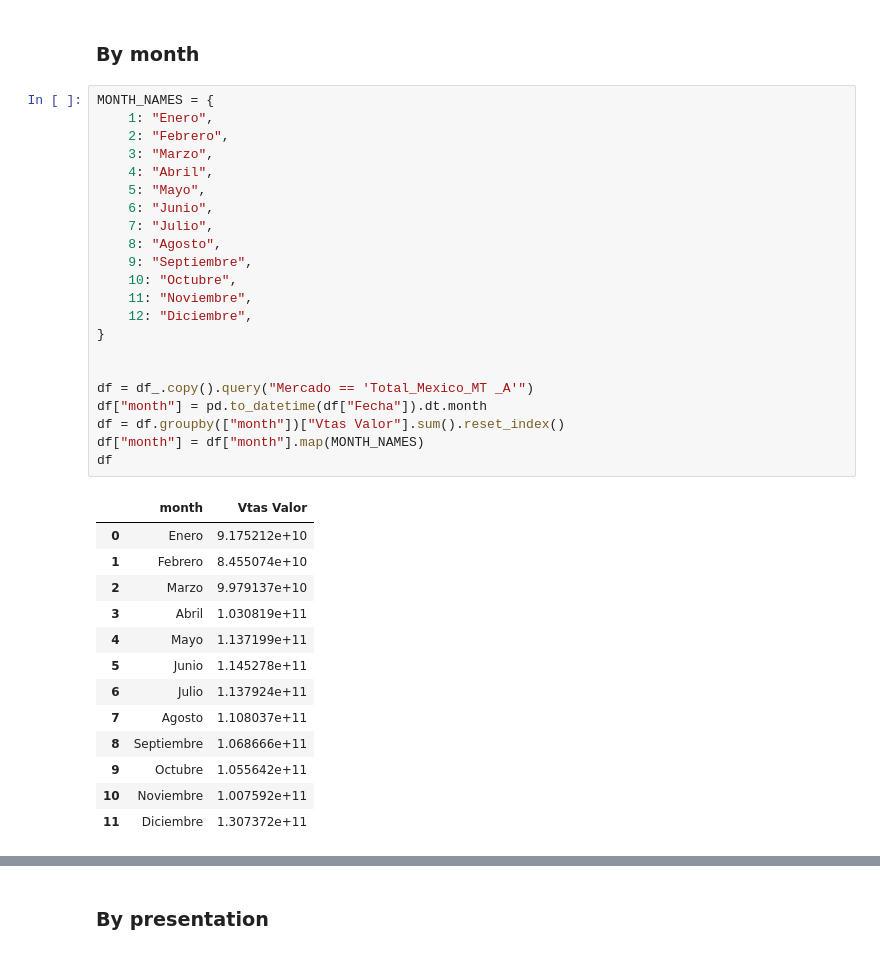
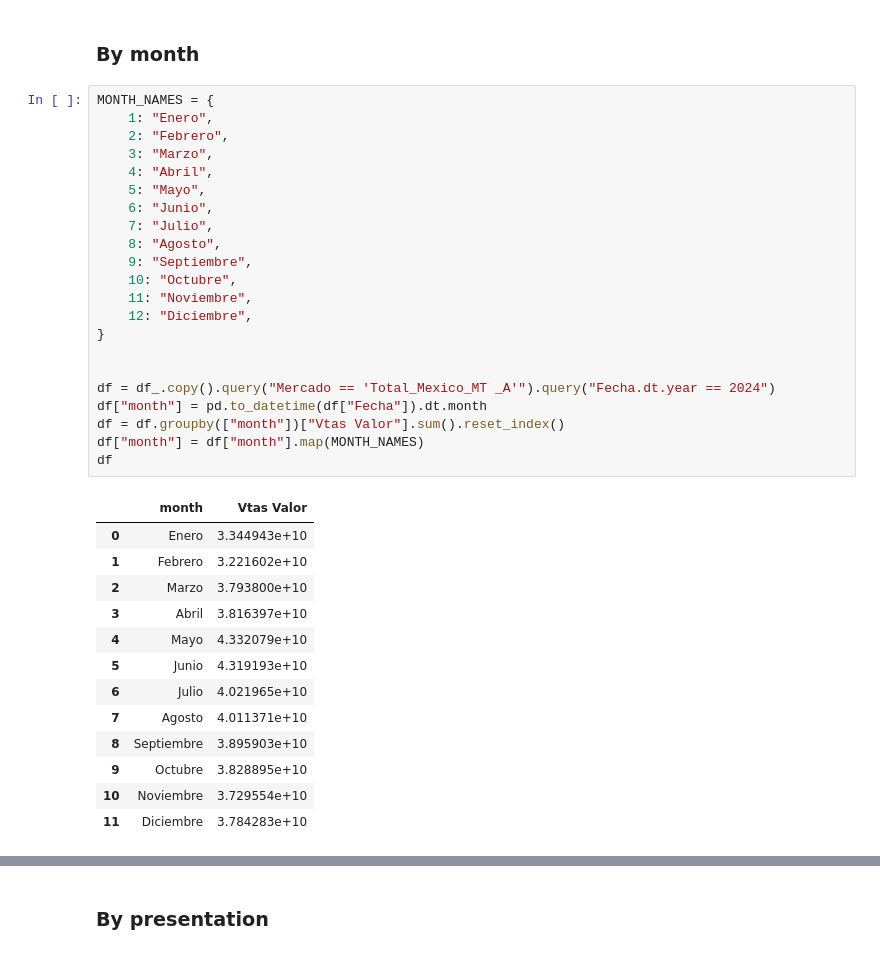
Before and after one commit to sheldon7681/nielseniq-bna, a Jupyter notebook: explore/01-insights.ipynb, the cells around one changed output, grey strips where cells are left out. Drawn from its saved outputs; the diff is of its cells as text.

```diff
--- a/explore/01-insights.ipynb
+++ b/explore/01-insights.ipynb
@@ -93,39 +143,39 @@ array(['BEBIDAS ISOTONICAS', 'JUGOS+NECTAR+BEB REFRESC+BEB SOYA'],
 # %%
 MONTH_NAMES = {
     1: "Enero",
     2: "Febrero",
     3: "Marzo",
     4: "Abril",
     5: "Mayo",
     6: "Junio",
     7: "Julio",
     8: "Agosto",
     9: "Septiembre",
     10: "Octubre",
     11: "Noviembre",
     12: "Diciembre",
 }
 
 
-df = df_.copy().query("Mercado == 'Total_Mexico_MT _A'")
+df = df_.copy().query("Mercado == 'Total_Mexico_MT _A'").query("Fecha.dt.year == 2024")
 df["month"] = pd.to_datetime(df["Fecha"]).dt.month
 df = df.groupby(["month"])["Vtas Valor"].sum().reset_index()
 df["month"] = df["month"].map(MONTH_NAMES)
 df
 # %% [output]
 |  | month | Vtas Valor |
-| 0 | Enero | 9.175212e+10 |
-| 1 | Febrero | 8.455074e+10 |
-| 2 | Marzo | 9.979137e+10 |
-| 3 | Abril | 1.030819e+11 |
-| 4 | Mayo | 1.137199e+11 |
-| 5 | Junio | 1.145278e+11 |
-| 6 | Julio | 1.137924e+11 |
-| 7 | Agosto | 1.108037e+11 |
-| 8 | Septiembre | 1.068666e+11 |
-| 9 | Octubre | 1.055642e+11 |
-| 10 | Noviembre | 1.007592e+11 |
-| 11 | Diciembre | 1.307372e+11 |
+| 0 | Enero | 3.344943e+10 |
+| 1 | Febrero | 3.221602e+10 |
+| 2 | Marzo | 3.793800e+10 |
+| 3 | Abril | 3.816397e+10 |
+| 4 | Mayo | 4.332079e+10 |
+| 5 | Junio | 4.319193e+10 |
+| 6 | Julio | 4.021965e+10 |
+| 7 | Agosto | 4.011371e+10 |
+| 8 | Septiembre | 3.895903e+10 |
+| 9 | Octubre | 3.828895e+10 |
+| 10 | Noviembre | 3.729554e+10 |
+| 11 | Diciembre | 3.784283e+10 |
 # %%
 x = df["month"]
 y = df["Vtas Valor"]
```
Also changed, not shown: parts of 5 cells of this notebook, 1 other file.
